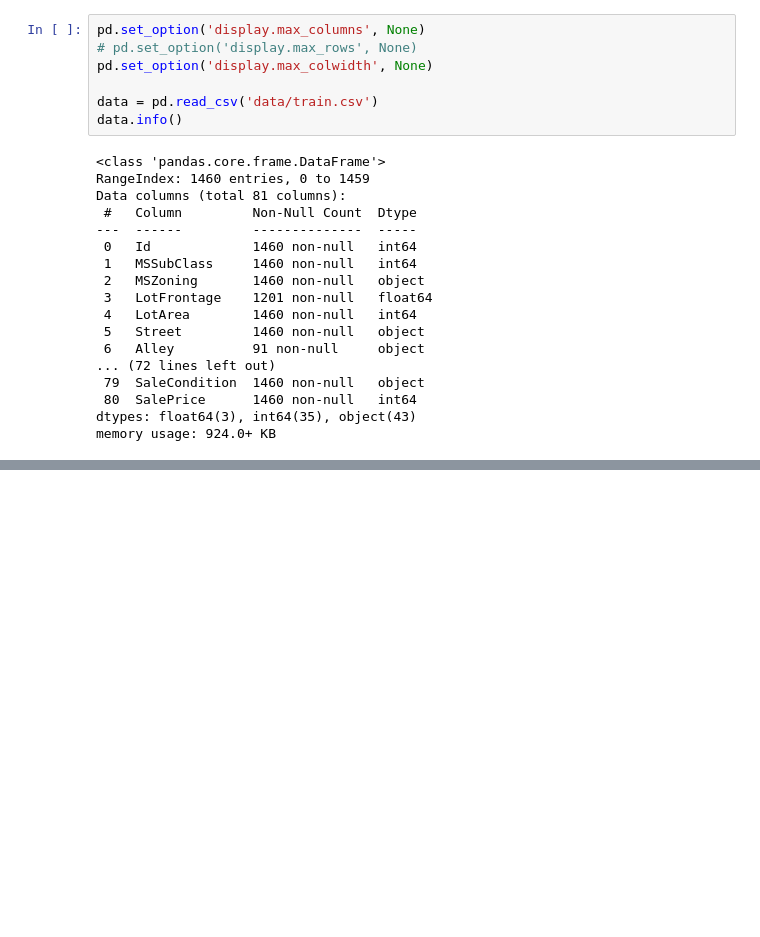
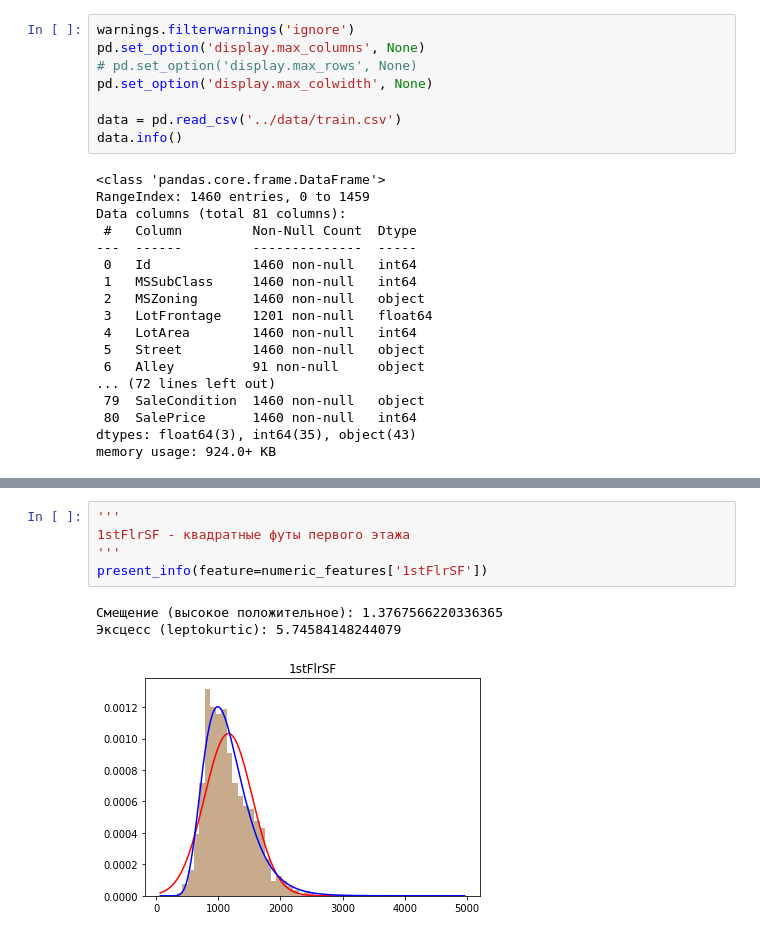
Before and after one commit to UTMN-Magistracy/Machine_Learning, a Jupyter notebook: lab_1/lab1.ipynb, the cells around one changed output, grey strips where cells are left out. Cells and saved outputs as stored; diff of their text form; blank space fills up the shorter version.

```diff
--- a/lab_1/lab1.ipynb
+++ b/lab_1/lab1.ipynb
@@ -8,9 +8,10 @@ import scipy.stats as sts
 # %%
+warnings.filterwarnings('ignore')
 pd.set_option('display.max_columns', None)
 # pd.set_option('display.max_rows', None)
 pd.set_option('display.max_colwidth', None)
 
-data = pd.read_csv('data/train.csv')
+data = pd.read_csv('../data/train.csv')
 data.info()
 # %% [output]
 <class 'pandas.core.frame.DataFrame'>
@@ -51,0 +121,9 @@ display(numeric_features)
+# %%
+'''
+1stFlrSF - квадратные футы первого этажа
+'''
+present_info(feature=numeric_features['1stFlrSF'])
+# %% [output]
+Смещение (высокое положительное): 1.3767566220336365
+Эксцесс (leptokurtic): 5.74584148244079
+[figure, added]
```
Also changed, not shown: parts of 15 cells of this notebook, 19 other files.
